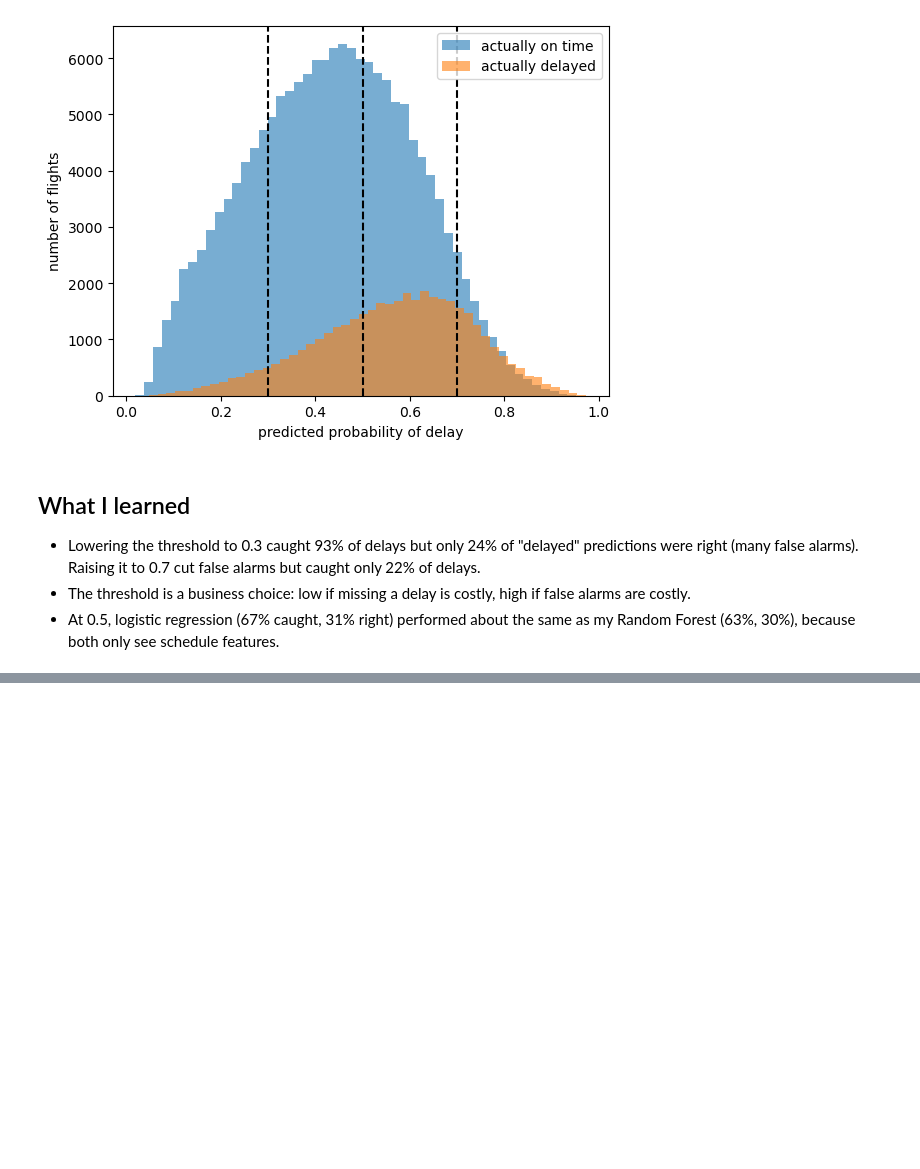
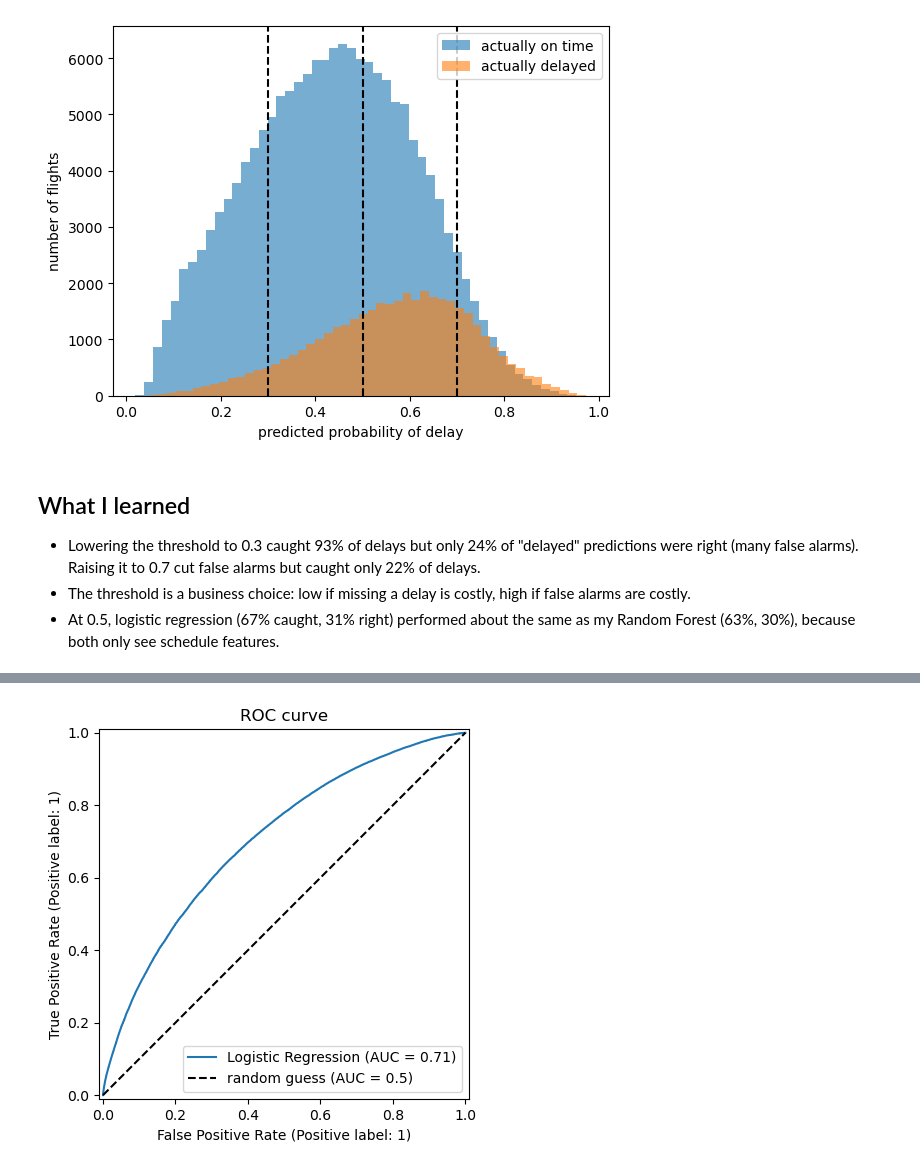
Before and after one commit to Sabhasachisaha/ml-foundations, a Jupyter notebook: logistic_regression_flight_delay.ipynb, the cells around one changed output, grey strips where cells are left out. Cells and saved outputs as stored; diff of their text form; code cells hidden in the pictures; blank space fills up the shorter version.

```diff
--- a/logistic_regression_flight_delay.ipynb
+++ b/logistic_regression_flight_delay.ipynb
@@ -132,0 +164,10 @@ plt.legend(); plt.show()
+# %%
+from sklearn.metrics import RocCurveDisplay
+
+RocCurveDisplay.from_predictions(y_test, proba, name="Logistic Regression")
+plt.plot([0, 1], [0, 1], "k--", label="random guess (AUC = 0.5)")
+plt.legend()
+plt.title("ROC curve")
+plt.show()
+# %% [output]
+[figure, added]
```
Also changed, not shown: parts of 2 cells of this notebook.
